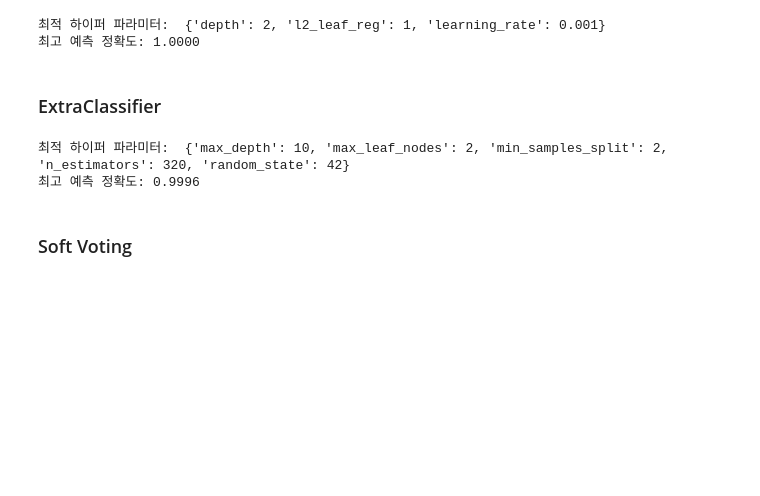
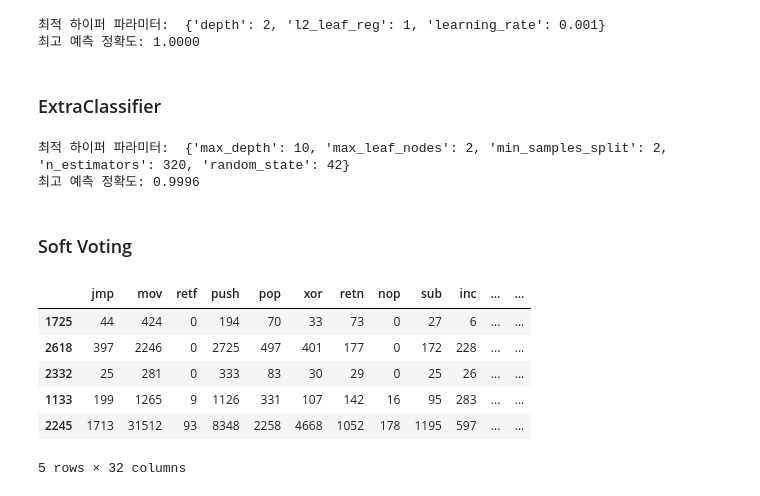
Before and after one commit to simata98/2022_ML_DL, a Jupyter notebook: malware_detection/ansemble.ipynb, the cells around one changed output. Cells and saved outputs as stored; diff of their text form; code cells hidden in the pictures; blank space fills up the shorter version.

```diff
--- a/malware_detection/ansemble.ipynb
+++ b/malware_detection/ansemble.ipynb
@@ -305,5 +307,16 @@ print('최고 예측 정확도: {:.4f}'.format(grid_cv_extra.best_score_))
 최고 예측 정확도: 0.9996
 # %% [markdown]
 ### Soft Voting
+# %%
+data = full_shuffled_df.drop(['ID', 'esi','rtn', 'edx', 'eax', 'ebx', 'ecx', 'eip'], axis=1)
+data.head()
+# %% [output]
+|  | jmp | mov | retf | push | pop | xor | retn | nop | sub | inc | ... | ... |
+| 1725 | 44 | 424 | 0 | 194 | 70 | 33 | 73 | 0 | 27 | 6 | ... | ... |
+| 2618 | 397 | 2246 | 0 | 2725 | 497 | 401 | 177 | 0 | 172 | 228 | ... | ... |
+| 2332 | 25 | 281 | 0 | 333 | 83 | 30 | 29 | 0 | 25 | 26 | ... | ... |
+| 1133 | 199 | 1265 | 9 | 1126 | 331 | 107 | 142 | 16 | 95 | 283 | ... | ... |
+| 2245 | 1713 | 31512 | 93 | 8348 | 2258 | 4668 | 1052 | 178 | 1195 | 597 | ... | ... |
+5 rows × 32 columns
 # %%
 INCLUDE_LABEL = [  'jmp', 'mov', 'retf', 'push', 'pop', 'xor', 'retn', 'nop', 'sub', 'inc', 'dec', 'add','imul', 'xchg', 'or', 'shr', 'cmp', 'call', 'shl', 'ror', 'rol', 'jnb','jz','rtn','lea','movzx', 'edx','esi','eax','ebx','ecx','edi','ebp','esp','eip', '.dll', 'std::', ':dword', 'label']
```
Also changed, not shown: parts of 18 cells of this notebook, 10 other files.
